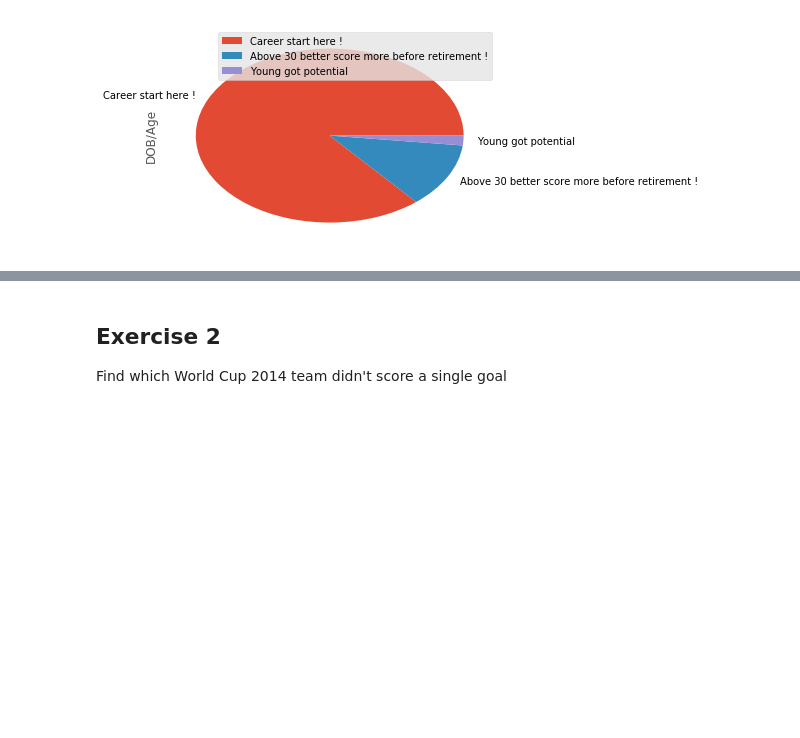
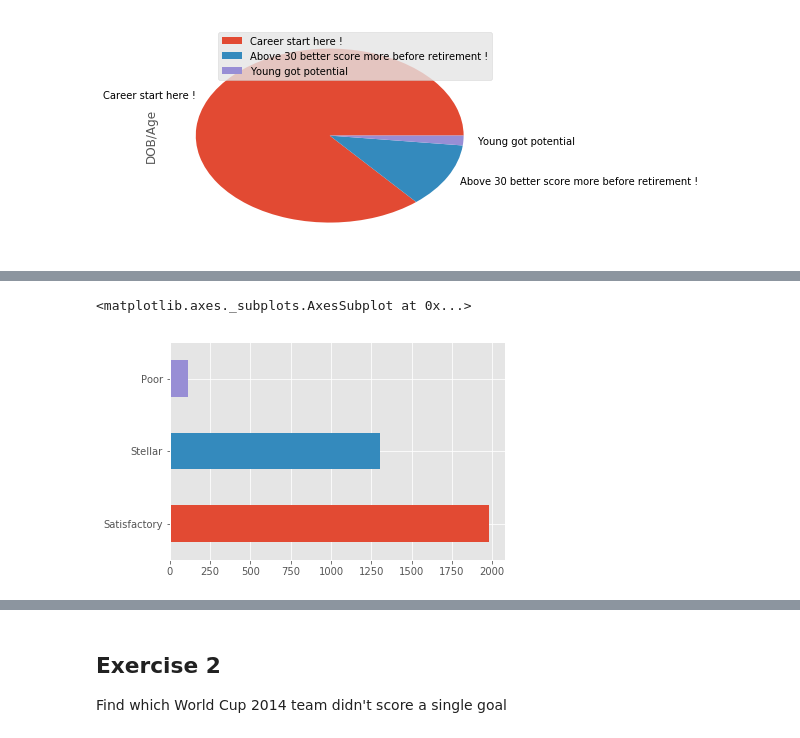
Before and after one commit to kenken64/PandasAteMyData, a Jupyter notebook: PandasAteMyData - World Cup 2014 Data Analysis.ipynb, the cells around one changed output, grey strips where cells are left out. Drawn from its saved outputs; the diff is of its cells as text; code cells hidden in the pictures; blank space fills up the shorter version.

```diff
--- a/PandasAteMyData - World Cup 2014 Data Analysis.ipynb
+++ b/PandasAteMyData - World Cup 2014 Data Analysis.ipynb
@@ -648,0 +687,3 @@ Find both soccer celebrity from Team Brazil (Ronadlo and Ronaldinho)
+# %%
+google = data.DataReader(name = "MSFT", data_source = "morningstar", start = "2004-01-01", end = "2016-12-31")
+google.head(3)
@@ -648,0 +696,14 @@ Find both soccer celebrity from Team Brazil (Ronadlo and Ronaldinho)
+# %%
+def rank_performance(stock_price):
+    if stock_price <= 20:
+        return "Poor"
+    elif stock_price > 20 and stock_price <= 30:
+        return "Satisfactory"
+    else:
+        return "Stellar"
+# %%
+plt.style.use("ggplot")
+google["Close"].apply(rank_performance).value_counts().plot(kind = "barh")
+# %% [output]
+<matplotlib.axes._subplots.AxesSubplot at 0x...>
+[figure, added]
```
Also changed, not shown: parts of 12 cells of this notebook, 3 other files.
